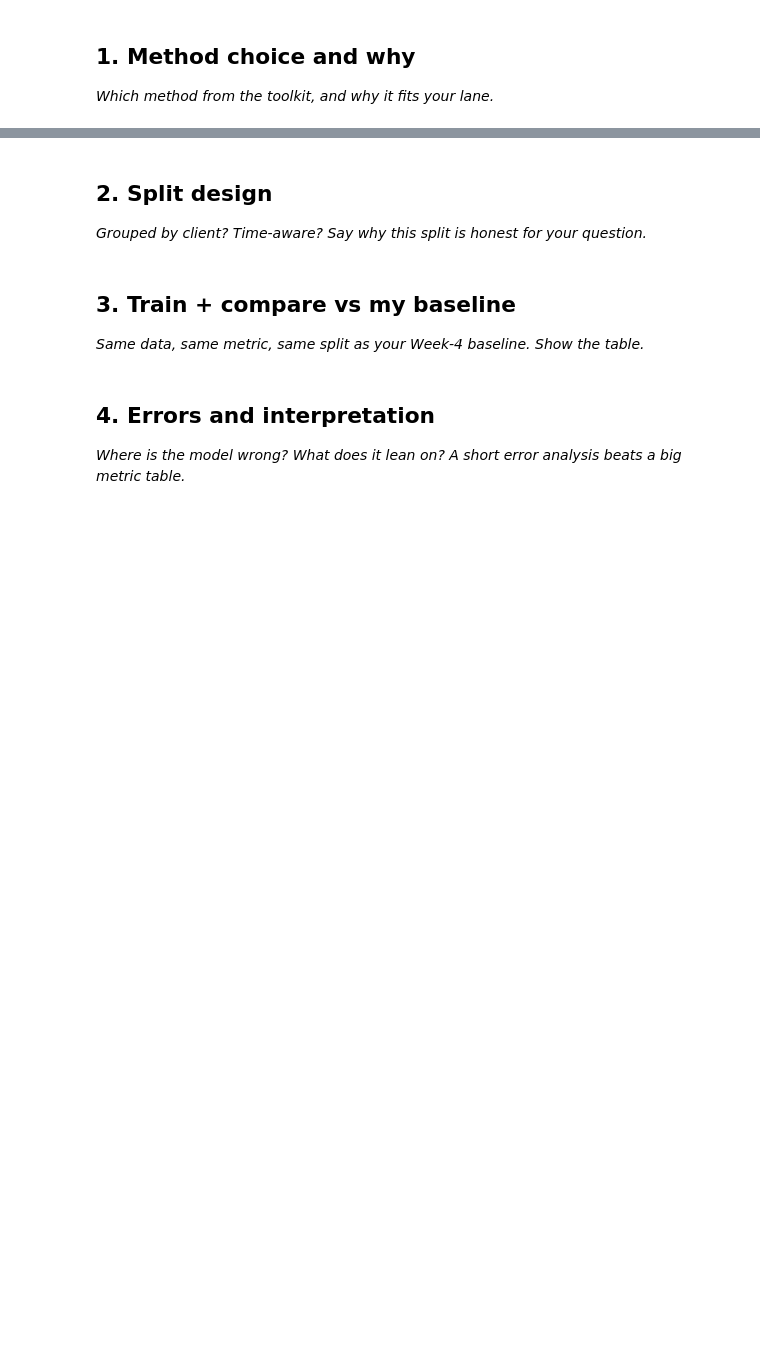
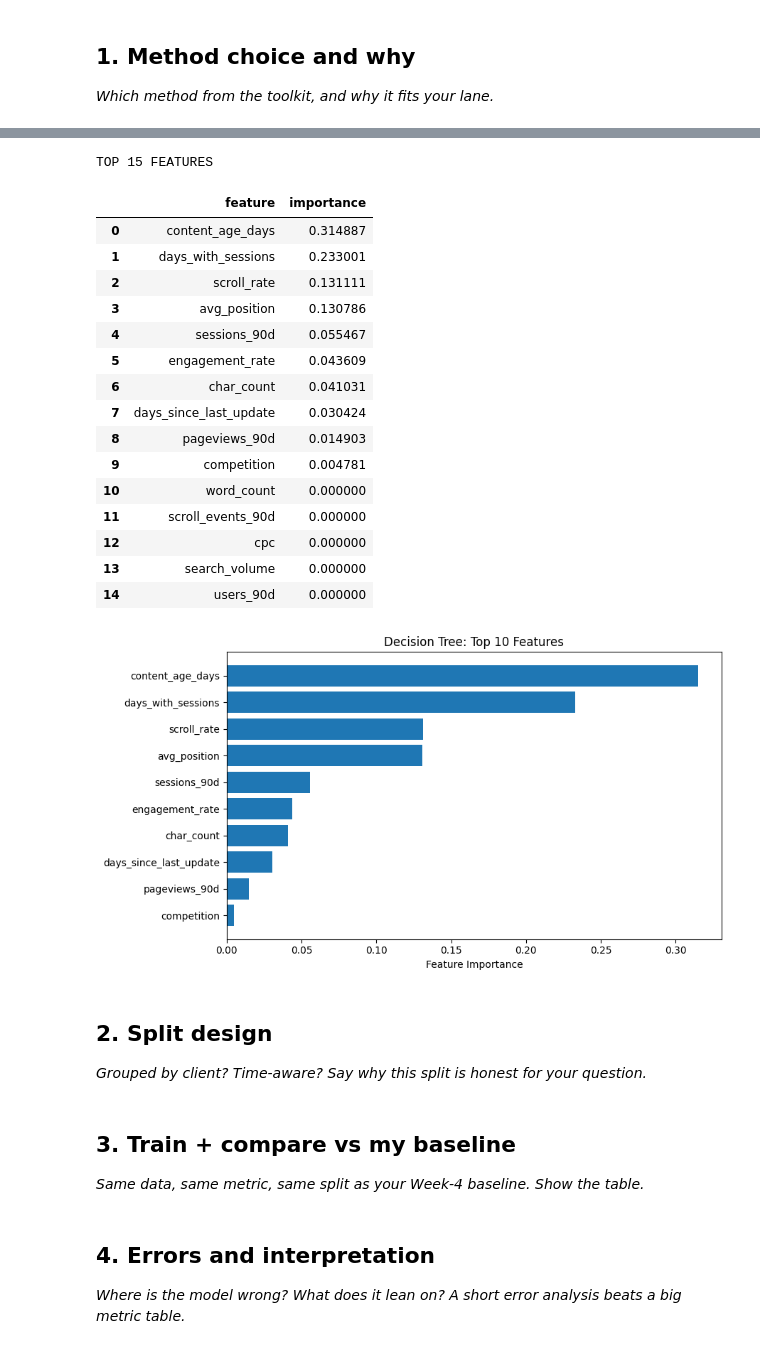
Before and after one commit to Ruchi74/flyrank-ml-internship, a Jupyter notebook: work/notebooks/w05_model.ipynb, the cells around one changed output, grey strips where cells are left out. Cells and saved outputs as stored; diff of their text form; code cells hidden in the pictures; blank space fills up the shorter version.

Commit message:
Complete Week 5 model training and evaluation

```diff
--- a/work/notebooks/w05_model.ipynb
+++ b/work/notebooks/w05_model.ipynb
@@ -13,3 +280,49 @@ This skeleton is yours to fill. Work the sections **in order** — each one has
+# %%
+
+# STEP 7 — FEATURE IMPORTANCE
+
+importance = pd.DataFrame({
+    "feature": X_train.columns,
+    "importance": model.feature_importances_
+})
+
+importance = importance.sort_values(
+    "importance", ascending=False
+).reset_index(drop=True)
+
+print("TOP 15 FEATURES")
+display(importance.head(15))
+
+# Plot top 10 features
+import matplotlib.pyplot as plt
+
+top_features = importance.head(10).sort_values("importance")
+
+plt.figure(figsize=(9, 5))
+plt.barh(top_features["feature"], top_features["importance"])
+plt.xlabel("Feature Importance")
+plt.title("Decision Tree: Top 10 Features")
+plt.tight_layout()
+plt.show()
+# %% [output]
+TOP 15 FEATURES
+|  | feature | importance |
+| 0 | content_age_days | 0.314887 |
+| 1 | days_with_sessions | 0.233001 |
+| 2 | scroll_rate | 0.131111 |
+| 3 | avg_position | 0.130786 |
+| 4 | sessions_90d | 0.055467 |
+| 5 | engagement_rate | 0.043609 |
+| 6 | char_count | 0.041031 |
+| 7 | days_since_last_update | 0.030424 |
+| 8 | pageviews_90d | 0.014903 |
+| 9 | competition | 0.004781 |
+| 10 | word_count | 0.000000 |
+| 11 | scroll_events_90d | 0.000000 |
+| 12 | cpc | 0.000000 |
+| 13 | search_volume | 0.000000 |
+| 14 | users_90d | 0.000000 |
+[figure, added]
 # %%
 # This cell is for CODE (numbers, a query, a check).
 # Write your text answer in the cell ABOVE this one — typing sentences here breaks Run All.
```
Also changed, not shown: parts of 9 cells of this notebook.
